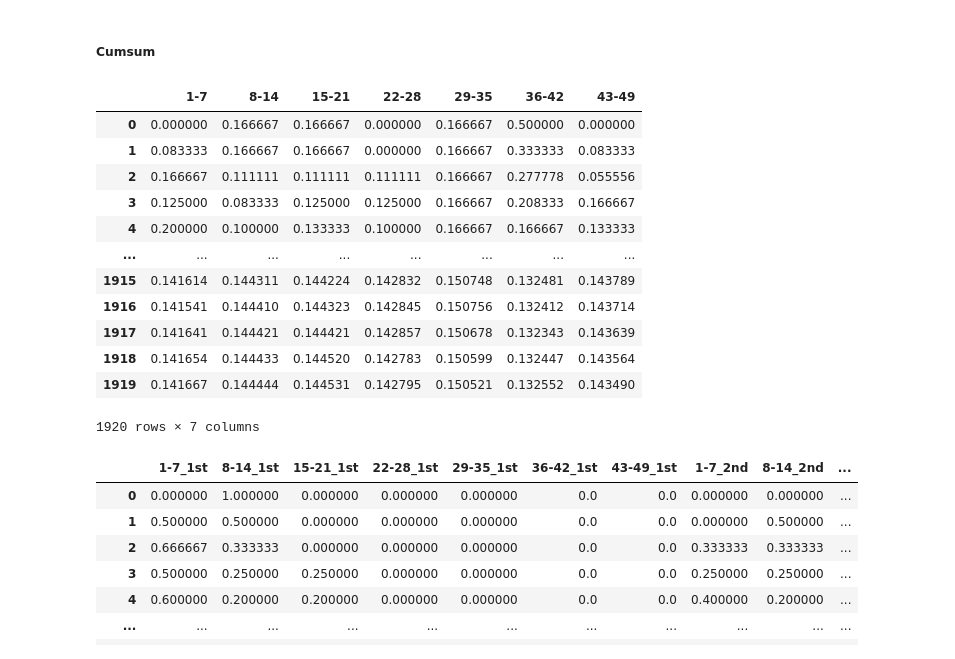
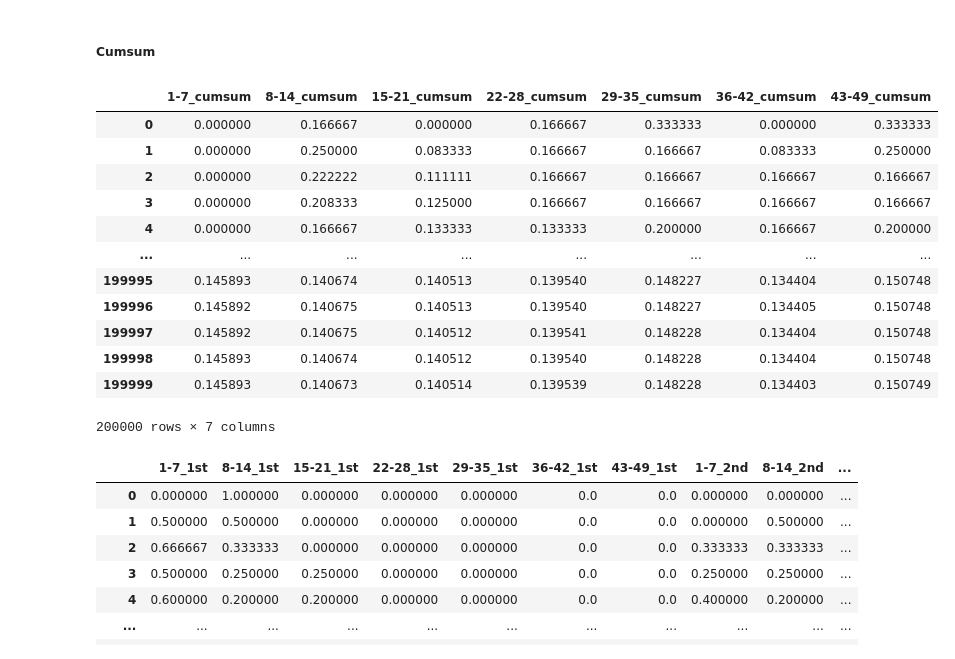
Before and after one commit to TedLLH/HongKongPowerBall_MarkSix, a Jupyter notebook: marksix.ipynb, the cells around one changed output. Cells and saved outputs as stored; diff of their text form; code cells hidden in the pictures.

```diff
--- a/marksix.ipynb
+++ b/marksix.ipynb
@@ -1661,22 +1651,23 @@ Group 36-42 appear significantly lesser in drawing
 # %%
 df_7_cumsum_total = df_7_dis.iloc[:,6:13].cumsum()
 df_7_cumsum_total['total'] = df_7_cumsum_total.sum(axis=1)
 df_7_cumsum_total = df_7_cumsum_total.div(df_7_cumsum_total['total'], axis=0).drop('total',axis=1)
+df_7_cumsum_total.columns = ['1-7_cumsum', '8-14_cumsum', '15-21_cumsum', '22-28_cumsum', '29-35_cumsum', '36-42_cumsum', '43-49_cumsum']
 df_7_cumsum_total
 # %% [output]
-|  | 1-7 | 8-14 | 15-21 | 22-28 | 29-35 | 36-42 | 43-49 |
-| 0 | 0.000000 | 0.166667 | 0.166667 | 0.000000 | 0.166667 | 0.500000 | 0.000000 |
-| 1 | 0.083333 | 0.166667 | 0.166667 | 0.000000 | 0.166667 | 0.333333 | 0.083333 |
-| 2 | 0.166667 | 0.111111 | 0.111111 | 0.111111 | 0.166667 | 0.277778 | 0.055556 |
-| 3 | 0.125000 | 0.083333 | 0.125000 | 0.125000 | 0.166667 | 0.208333 | 0.166667 |
-| 4 | 0.200000 | 0.100000 | 0.133333 | 0.100000 | 0.166667 | 0.166667 | 0.133333 |
+|  | 1-7_cumsum | 8-14_cumsum | 15-21_cumsum | 22-28_cumsum | 29-35_cumsum | 36-42_cumsum | 43-49_cumsum |
+| 0 | 0.000000 | 0.166667 | 0.000000 | 0.166667 | 0.333333 | 0.000000 | 0.333333 |
+| 1 | 0.000000 | 0.250000 | 0.083333 | 0.166667 | 0.166667 | 0.083333 | 0.250000 |
+| 2 | 0.000000 | 0.222222 | 0.111111 | 0.166667 | 0.166667 | 0.166667 | 0.166667 |
+| 3 | 0.000000 | 0.208333 | 0.125000 | 0.166667 | 0.166667 | 0.166667 | 0.166667 |
+| 4 | 0.000000 | 0.166667 | 0.133333 | 0.133333 | 0.200000 | 0.166667 | 0.200000 |
 | ... | ... | ... | ... | ... | ... | ... | ... |
-| 1915 | 0.141614 | 0.144311 | 0.144224 | 0.142832 | 0.150748 | 0.132481 | 0.143789 |
-| 1916 | 0.141541 | 0.144410 | 0.144323 | 0.142845 | 0.150756 | 0.132412 | 0.143714 |
-| 1917 | 0.141641 | 0.144421 | 0.144421 | 0.142857 | 0.150678 | 0.132343 | 0.143639 |
-| 1918 | 0.141654 | 0.144433 | 0.144520 | 0.142783 | 0.150599 | 0.132447 | 0.143564 |
-| 1919 | 0.141667 | 0.144444 | 0.144531 | 0.142795 | 0.150521 | 0.132552 | 0.143490 |
+| 199995 | 0.145893 | 0.140674 | 0.140513 | 0.139540 | 0.148227 | 0.134404 | 0.150748 |
+| 199996 | 0.145892 | 0.140675 | 0.140513 | 0.139540 | 0.148227 | 0.134405 | 0.150748 |
+| 199997 | 0.145892 | 0.140675 | 0.140512 | 0.139541 | 0.148228 | 0.134404 | 0.150748 |
+| 199998 | 0.145893 | 0.140674 | 0.140512 | 0.139540 | 0.148228 | 0.134404 | 0.150748 |
+| 199999 | 0.145893 | 0.140673 | 0.140514 | 0.139539 | 0.148228 | 0.134403 | 0.150749 |
-1920 rows × 7 columns
+200000 rows × 7 columns
 # %%
 df_7_cumsum_1stto6th = df_7_dis.iloc[:,13:]
 
```
Also changed, not shown: parts of 58 cells of this notebook.
